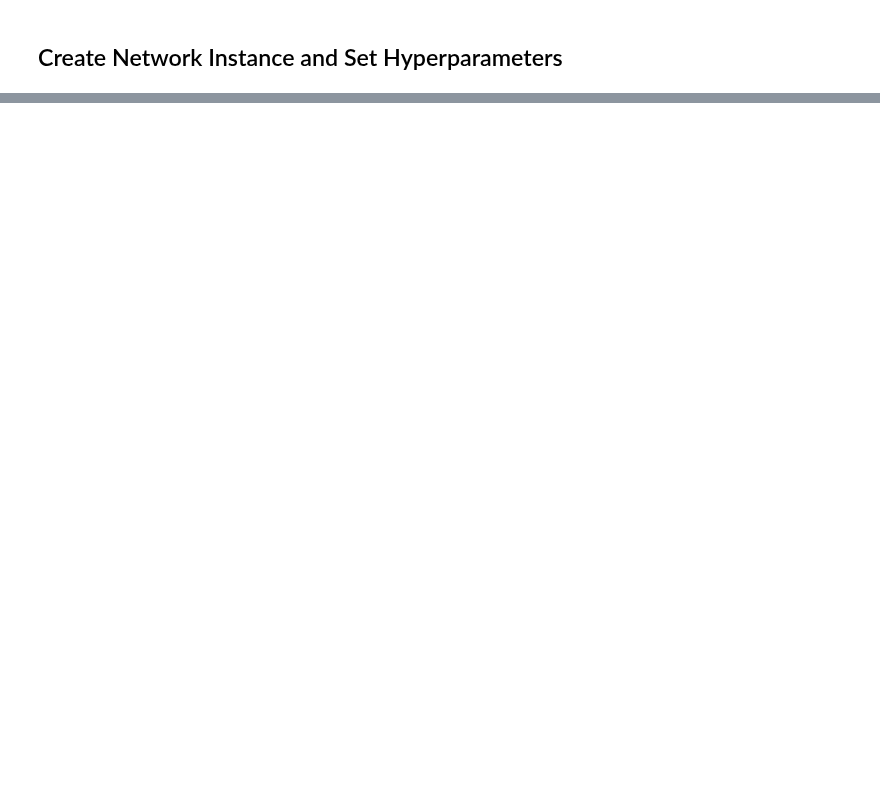
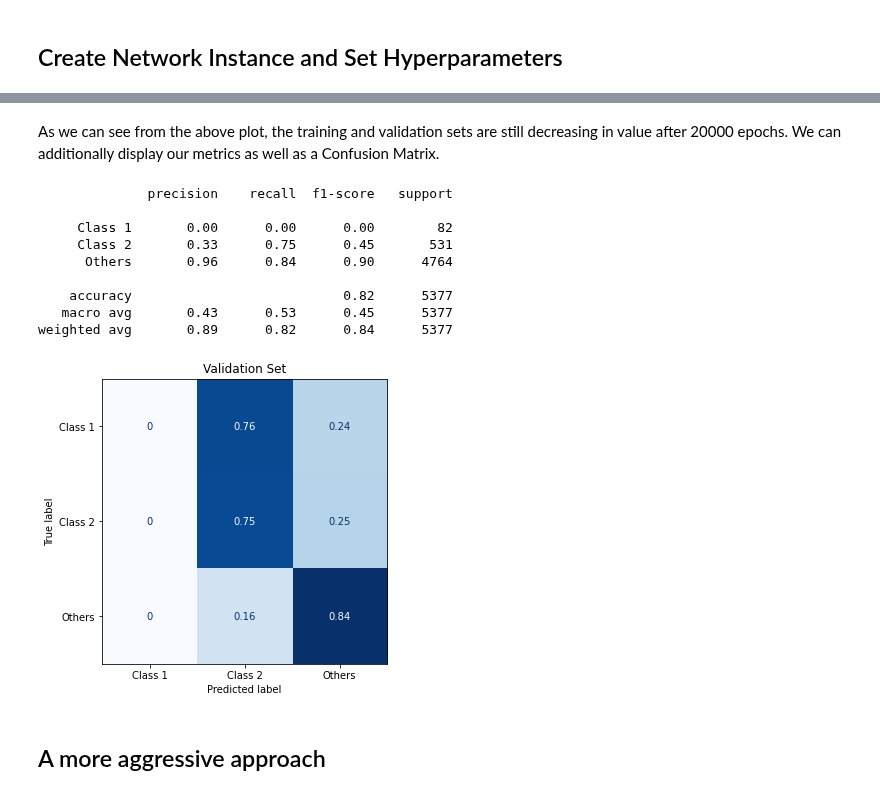
Before and after one commit to bcrompvoets/Random, a Jupyter notebook: Final_Project.ipynb, the cells around one changed output, grey strips where cells are left out. Saved outputs shown, nothing was run; the diff lists cells and outputs as text; code cells hidden in the pictures; blank space fills up the shorter version.

```diff
--- a/Final_Project.ipynb
+++ b/Final_Project.ipynb
@@ -533,5 +536,7 @@ from NN_Defs import get_n_params, train, validate, BaseMLP
 
 device = torch.device("cuda:0" if torch.cuda.is_available() else "cpu")
 print(f'Running on : {device}')
+
+datadir = 'Saved_Final_Data/'
 # %% [output]
 Running on : cpu
@@ -646,0 +616,9 @@ plt.show()
+# %%
+# create nn instance
+BaseNN = BaseMLP(8, 20, 3)
+# load in saved state of network
+loadpath = datadir+'CSplit_LR4e-5_B25_E20k_M06_Settings'
+BaseNN.load_state_dict(torch.load(loadpath, map_location=device))
+
+# compute validation results
+val_loss, val_accuracy, val_predictions, val_truth_values = validate(BaseNN, val_loader, device)
@@ -646,0 +629,25 @@ plt.show()
+# %% [markdown]
+As we can see from the above plot, the training and validation sets are still decreasing in value after 20000 epochs. We can additionally display our metrics as well as a Confusion Matrix.
+# %%
+# print classification report
+print(classification_report(val_truth_values, val_predictions, target_names=custom_labs))
+
+# plotting Confusion Matrix and saving
+fig, ax = plt.subplots(figsize=(5,5))
+ConfusionMatrixDisplay.from_predictions(val_truth_values, val_predictions, ax = ax, normalize='true', cmap=cm_blues, display_labels=custom_labs, colorbar=False)
+ax.set_title('Validation Set')
+plt.tight_layout()
+plt.show()
+# %% [output]
+              precision    recall  f1-score   support
+
+     Class 1       0.00      0.00      0.00        82
+     Class 2       0.33      0.75      0.45       531
+      Others       0.96      0.84      0.90      4764
+
+    accuracy                           0.82      5377
+   macro avg       0.43      0.53      0.45      5377
+weighted avg       0.89      0.82      0.84      5377
+[figure, added]
+# %% [markdown]
+## A more aggressive approach
```
Also changed, not shown: parts of 33 cells of this notebook, 5 other files.
